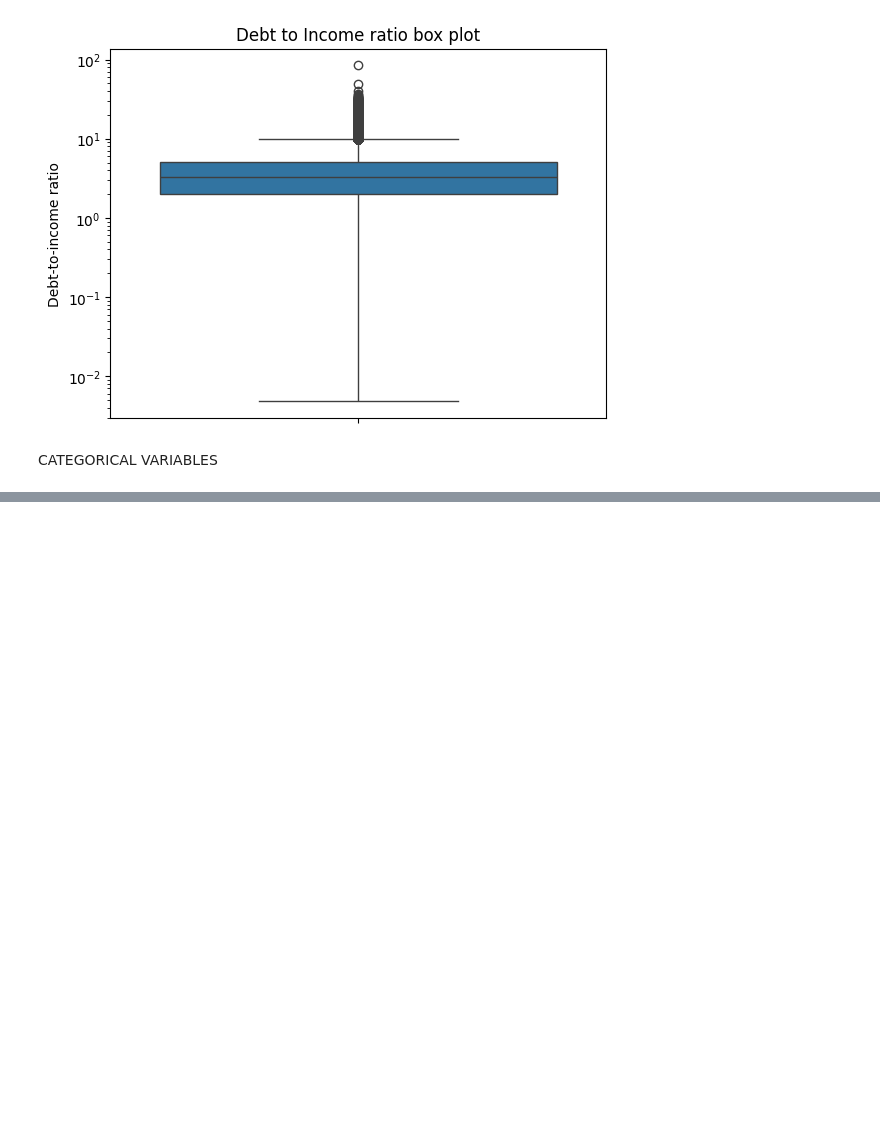
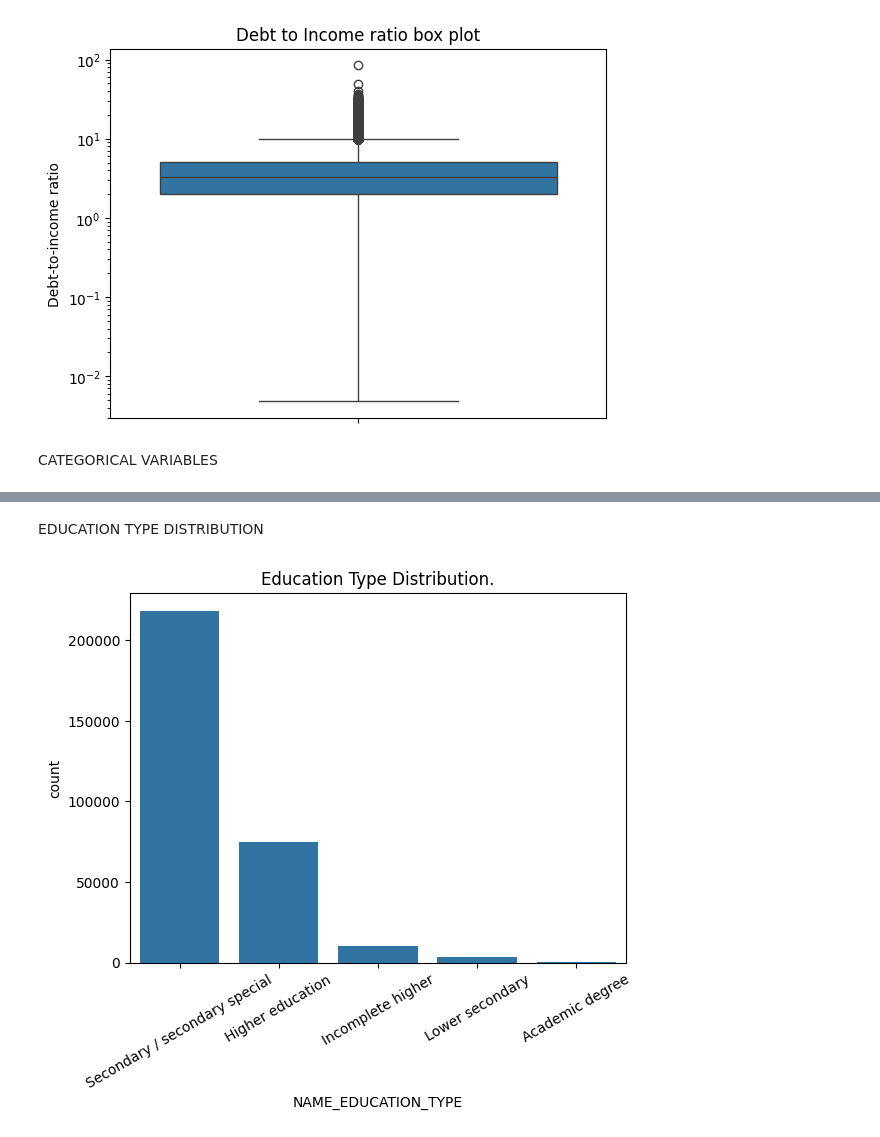
Before and after one commit to atharva3428/home-credit-analysis, a Jupyter notebook: analysis.ipynb, the cells around one changed output, grey strips where cells are left out. Saved outputs shown, nothing was run; the diff lists cells and outputs as text; code cells hidden in the pictures; blank space fills up the shorter version.

```diff
--- a/analysis.ipynb
+++ b/analysis.ipynb
@@ -175,0 +183,9 @@ CATEGORICAL VARIABLES
+# %% [markdown]
+EDUCATION TYPE DISTRIBUTION
+# %%
+sns.countplot(x='NAME_EDUCATION_TYPE' , data=df)
+plt.title('Education Type Distribution.')
+plt.xticks(rotation=30)
+plt.show()
+# %% [output]
+[figure, added]
```
Also changed, not shown: parts of 8 cells of this notebook.
